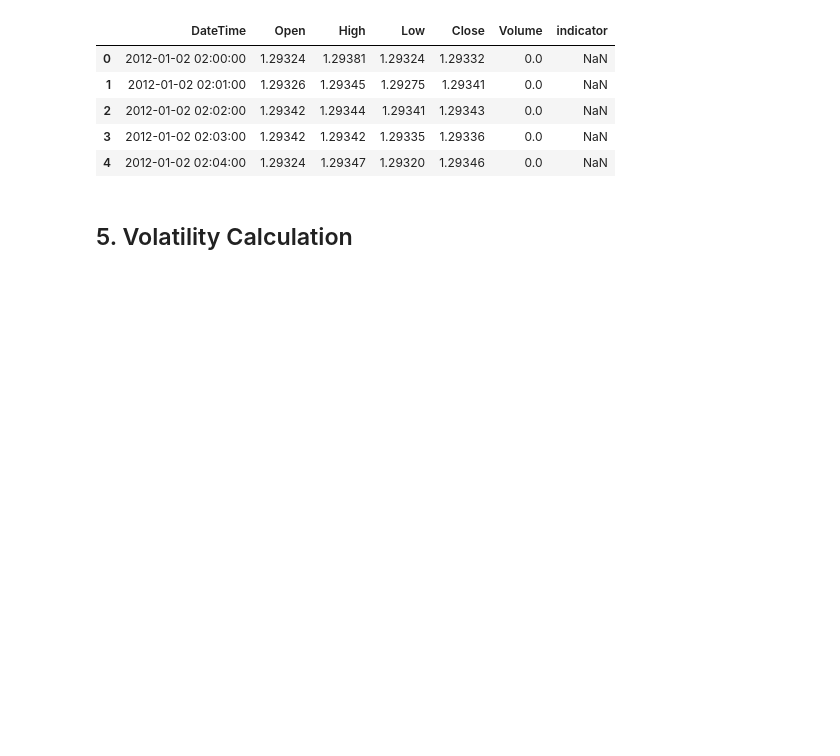
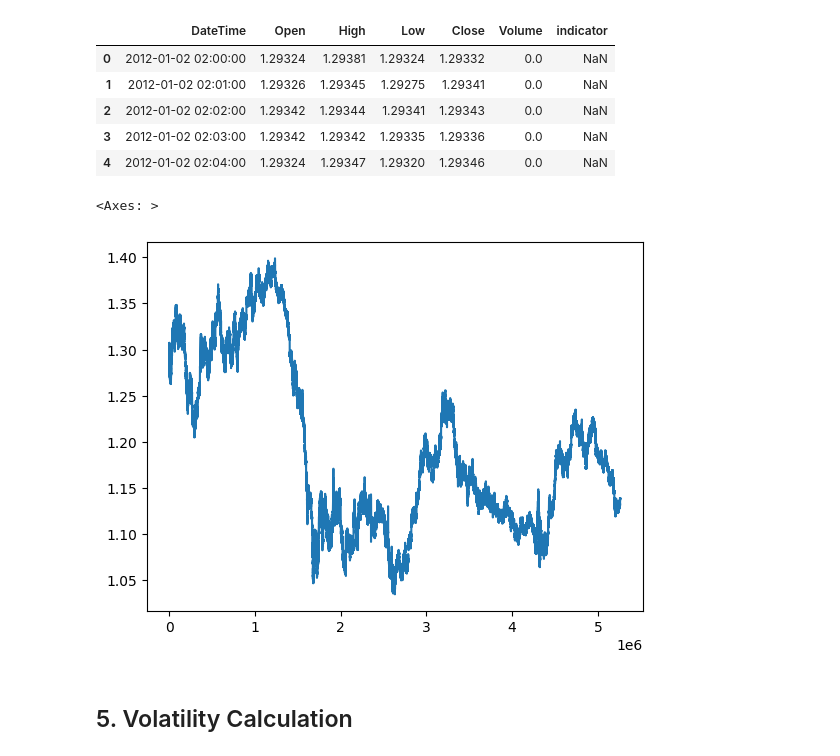
Before and after one commit to bea228/ISE-364, a Jupyter notebook: volatility_ml_project.ipynb, the cells around one changed output. Cells and saved outputs as stored; diff of their text form; code cells hidden in the pictures; blank space fills up the shorter version.

```diff
--- a/volatility_ml_project.ipynb
+++ b/volatility_ml_project.ipynb
@@ -185,6 +186,11 @@ Final cleaned data: 5,258,339 rows
 | 2 | 2012-01-02 02:02:00 | 1.29342 | 1.29344 | 1.29341 | 1.29343 | 0.0 | NaN |
 | 3 | 2012-01-02 02:03:00 | 1.29342 | 1.29342 | 1.29335 | 1.29336 | 0.0 | NaN |
 | 4 | 2012-01-02 02:04:00 | 1.29324 | 1.29347 | 1.29320 | 1.29346 | 0.0 | NaN |
+# %%
+cleaned_data['Close'].plot()    ### plot data nicely including years
+# %% [output]
+<Axes: >
+[figure, added]
 # %% [markdown]
 ## 5. Volatility Calculation
 # %%
```
Also changed, not shown: parts of 12 cells of this notebook, 15 other files.
